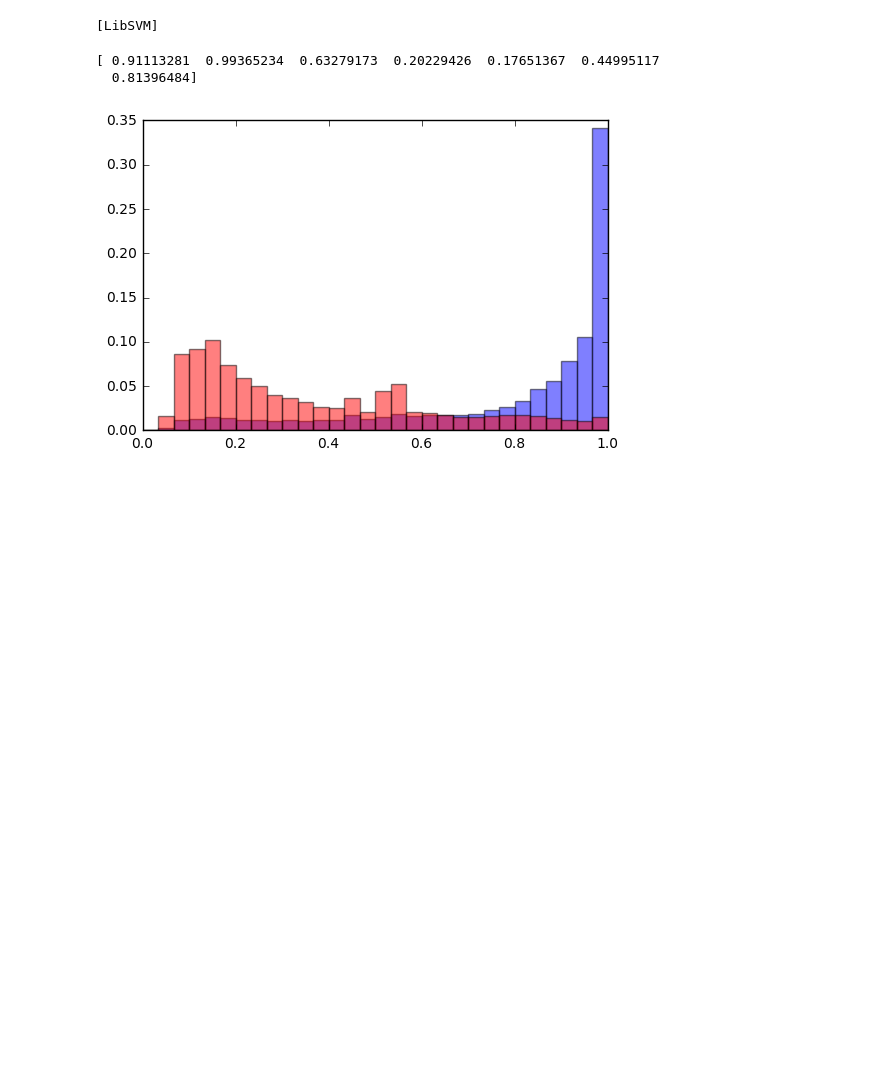
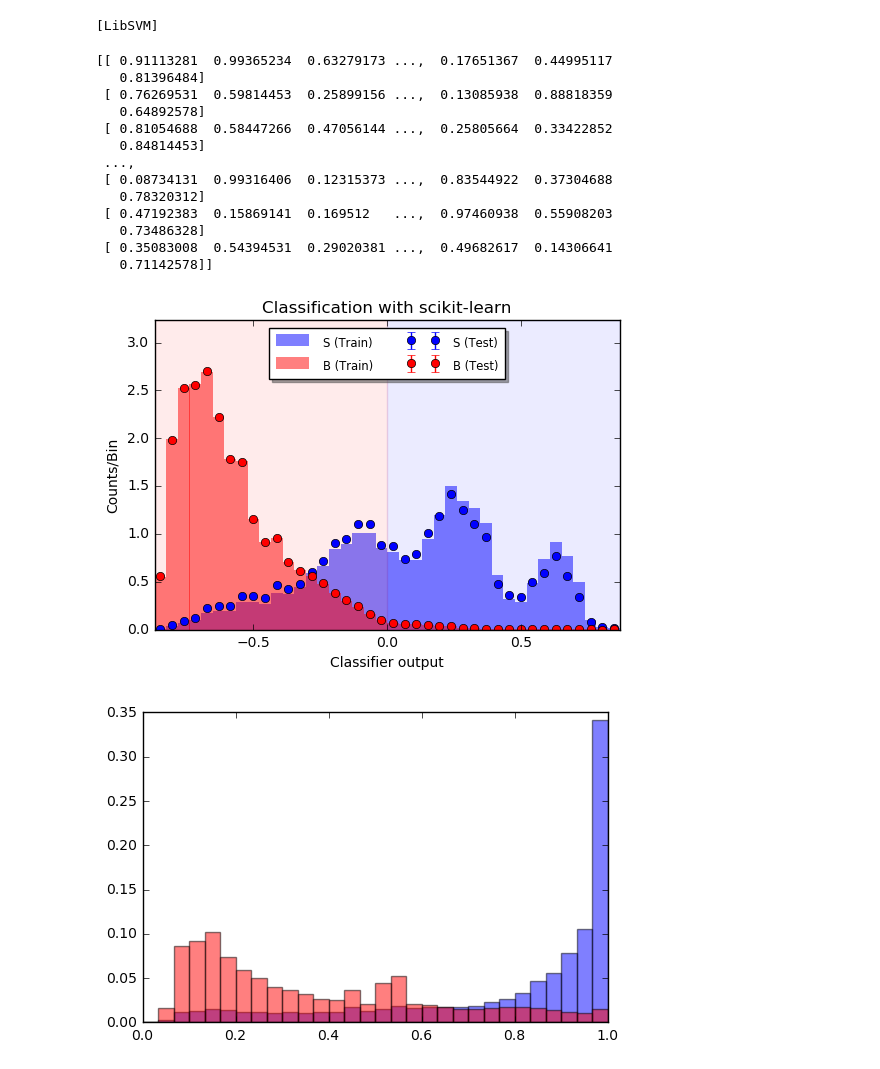
Before and after one commit to michelif/HHbbgg_ETH, a Jupyter notebook: Training/notebooks/trainMVAHHbbgg.ipynb, the cells around one changed output. Drawn from its saved outputs; the diff is of its cells as text; code cells hidden in the pictures; blank space fills up the shorter version.

```diff
--- a/Training/notebooks/trainMVAHHbbgg.ipynb
+++ b/Training/notebooks/trainMVAHHbbgg.ipynb
@@ -199,32 +200,69 @@ utils.preprocessing.adjust_and_compress(signal_df).to_hdf('/tmp/micheli/signal.h
 utils.preprocessing.adjust_and_compress(background_df).to_hdf('/tmp/micheli/background.hd5','bkg',compression=9,complib='bzip2',mode='w')
 
 utils.preprocessing.define_process_weight(signal_df,1,1)
 utils.preprocessing.define_process_weight(background_df,0,1)
 
 y_sig = signal_df[['proc']]
 y_bkg = background_df[['proc']]
 y_total_train = utils.preprocessing.get_total_training_sample(y_sig,y_bkg).ravel()
 
 
 X_sig= np.concatenate([signal_df[['leadingJet_bDis','subleadingJet_bDis']],
                              np.divide(signal_df[['diphotonCandidate.Pt()']],signal_df[['diHiggsCandidate.M()']]),
                              np.divide(signal_df[['dijetCandidate.Pt()']],signal_df[['diHiggsCandidate.M()']]),
                              np.absolute(signal_df[['CosThetaStar_CS']]),
                              np.absolute(signal_df[['CosTheta_bb']]),
                              np.absolute(signal_df[['CosTheta_gg']])],
                              axis=1)
 
 X_bkg = np.concatenate([background_df[['leadingJet_bDis','subleadingJet_bDis']],
                              np.divide(background_df[['diphotonCandidate.Pt()']],background_df[['diHiggsCandidate.M()']]),
                              np.divide(background_df[['dijetCandidate.Pt()']],background_df[['diHiggsCandidate.M()']]),
                              np.absolute(background_df[['CosThetaStar_CS']]),
                              np.absolute(background_df[['CosTheta_bb']]),
                              np.absolute(background_df[['CosTheta_gg']])],
                              axis=1)
 
 X_total_train = utils.preprocessing.get_total_training_sample(pd.DataFrame(X_sig),pd.DataFrame(X_bkg))
 
 print X_total_train
+
+from sklearn import ensemble
+from sklearn.tree import DecisionTreeClassifier
+####implement your method here
+
+clf =  ensemble.AdaBoostClassifier(
+                         n_estimators=100,algorithm='SAMME',
+                         learning_rate=0.5)
+clf.fit(X_total_train,y_total_train)
+X_sig_train = utils.preprocessing.get_training_sample(pd.DataFrame(X_sig))
+X_bkg_train = utils.preprocessing.get_training_sample(pd.DataFrame(X_bkg))
+
+X_sig_test = utils.preprocessing.get_test_sample(pd.DataFrame(X_sig))
+X_bkg_test = utils.preprocessing.get_test_sample(pd.DataFrame(X_bkg))
+
+Y_pred_sig_train = clf.decision_function(X_sig_train).ravel()
+Y_pred_bkg_train = clf.decision_function(X_bkg_train).ravel()
+Y_pred_sig_test = clf.decision_function(X_sig_test).ravel()
+Y_pred_bkg_test = clf.decision_function(X_bkg_test).ravel()
+
+import matplotlib.pyplot as plt
+
+utils.plotting.plot_classifier_output(clf,X_sig_train,X_bkg_train,X_sig_test,X_bkg_test)
+
+plt.show()
 # %% [output]
-[ 0.91113281  0.99365234  0.63279173  0.20229426  0.17651367  0.44995117
-  0.81396484]
+[[ 0.91113281  0.99365234  0.63279173 ...,  0.17651367  0.44995117
+   0.81396484]
+ [ 0.76269531  0.59814453  0.25899156 ...,  0.13085938  0.88818359
+   0.64892578]
+ [ 0.81054688  0.58447266  0.47056144 ...,  0.25805664  0.33422852
+   0.84814453]
+ ...,
+ [ 0.08734131  0.99316406  0.12315373 ...,  0.83544922  0.37304688
+   0.78320312]
+ [ 0.47192383  0.15869141  0.169512   ...,  0.97460938  0.55908203
+   0.73486328]
+ [ 0.35083008  0.54394531  0.29020381 ...,  0.49682617  0.14306641
+   0.71142578]]
+[figure, added]
```
Also changed, not shown: parts of 5 cells of this notebook, 1 other file.
